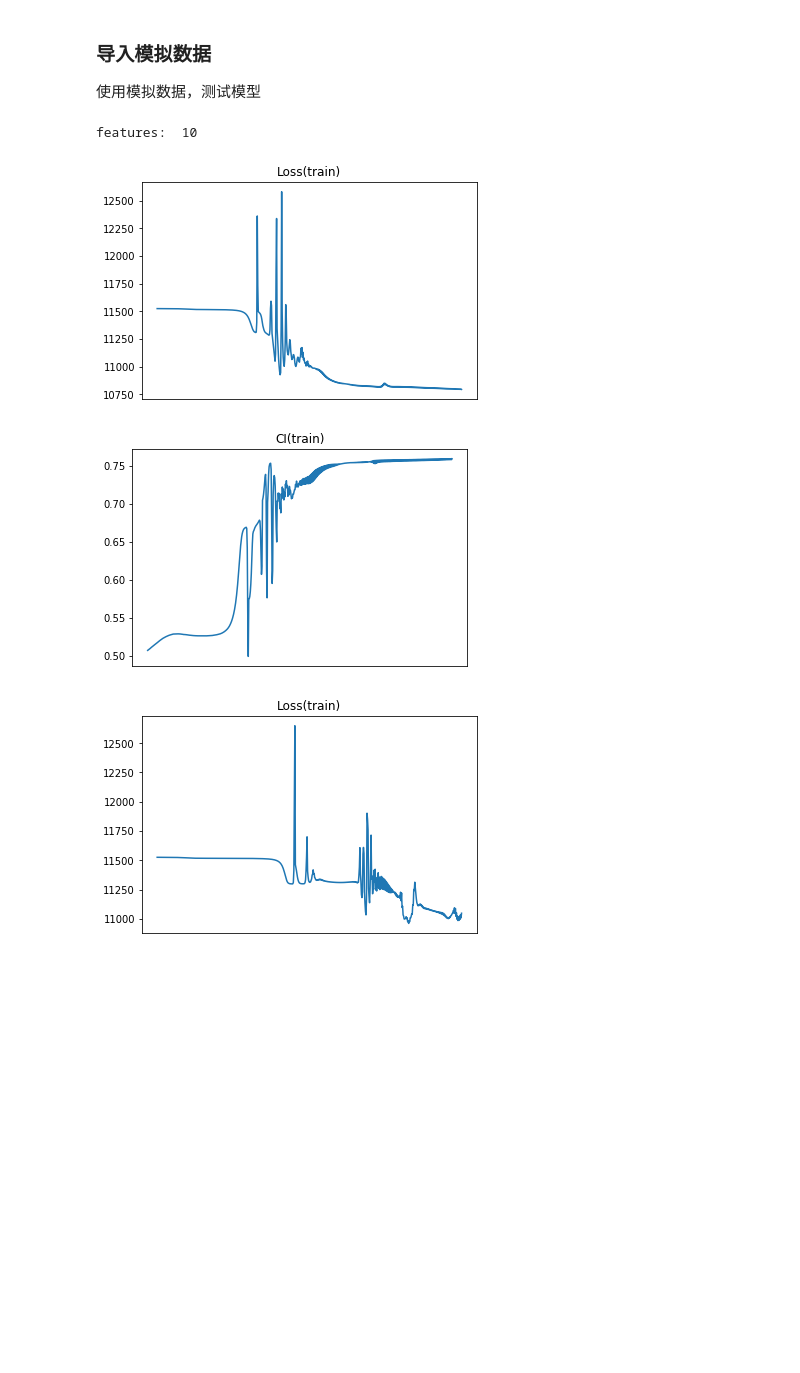
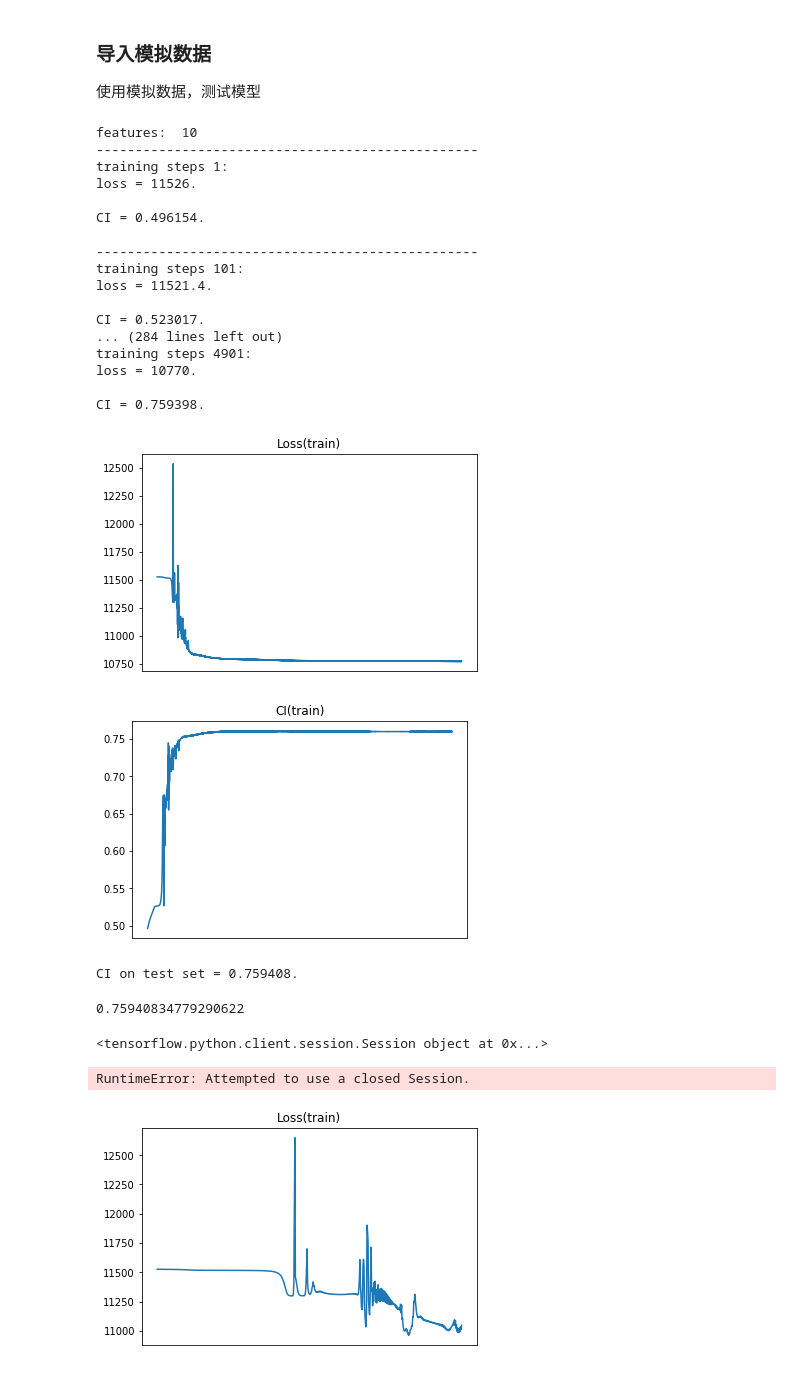
Before and after one commit to LiuHuiSigma/TFDeepSurv, a Jupyter notebook: notebook/exp_deepsurv.ipynb, the cells around one changed output. Drawn from its saved outputs; the diff is of its cells as text; code cells hidden in the pictures; blank space fills up the shorter version.

```diff
--- a/notebook/exp_deepsurv.ipynb
+++ b/notebook/exp_deepsurv.ipynb
@@ -23,10 +24,41 @@ data['t'] = data['t'] [sort_idx]
 # %%
 n_features = data['x'].shape[1]
 print("features: ", n_features)
-model1 = LDS.LDeepSurv(n_features, [6,3], 1, learning_rate=0.001, activation='tanh', L2_reg=0.01, optimizer='adam')
+model = LDS.LDeepSurv(n_features, [6,3], 1,
+                      learning_rate=0.001, learning_rate_decay = 0.95,
+                      activation='tanh',
+                      L1_reg=0.01,
+                      optimizer='adam')
 
-model1.train(data['x'], {'e': data['e'], 't': data['t']}, num_epoch=600, plot_train_loss=True, plot_train_CI=True)
+model.train(data['x'], {'e': data['e'], 't': data['t']},
+            num_epoch=5000, iteration=100,
+            plot_train_loss=True, plot_train_CI=True)
 # %% [output]
 features:  10
+-------------------------------------------------
+training steps 1:
+loss = 11526.
+
+CI = 0.496154.
+
+-------------------------------------------------
+training steps 101:
+loss = 11521.4.
+
+CI = 0.523017.
+... (284 lines left out)
+training steps 4901:
+loss = 10770.
+
+CI = 0.759398.
-[figure, old version]
+[figure, new version]
-[figure, old version]
+[figure, new version]
+# %%
+model.eval(data['x'], {'e': data['e'], 't': data['t']})
+# %% [output]
+CI on test set = 0.759408.
+0.75940834779290622
+# %%
+print(model.sess)
+# %% [output]
+<tensorflow.python.client.session.Session object at 0x...>
@@ -33,3 +67,7 @@ features:  10
+# %%
+model.eval(data['x'], {'e': data['e'], 't': data['t']})
+# %% [output]
+RuntimeError: Attempted to use a closed Session.
 # %%
 model0 = LDS.LDeepSurv(n_features, [6,3], 1, learning_rate=0.001, activation='tanh', L2_reg=0.01, optimizer='adam')
 
```
Also changed, not shown: parts of 2 cells of this notebook, 1 other file.
